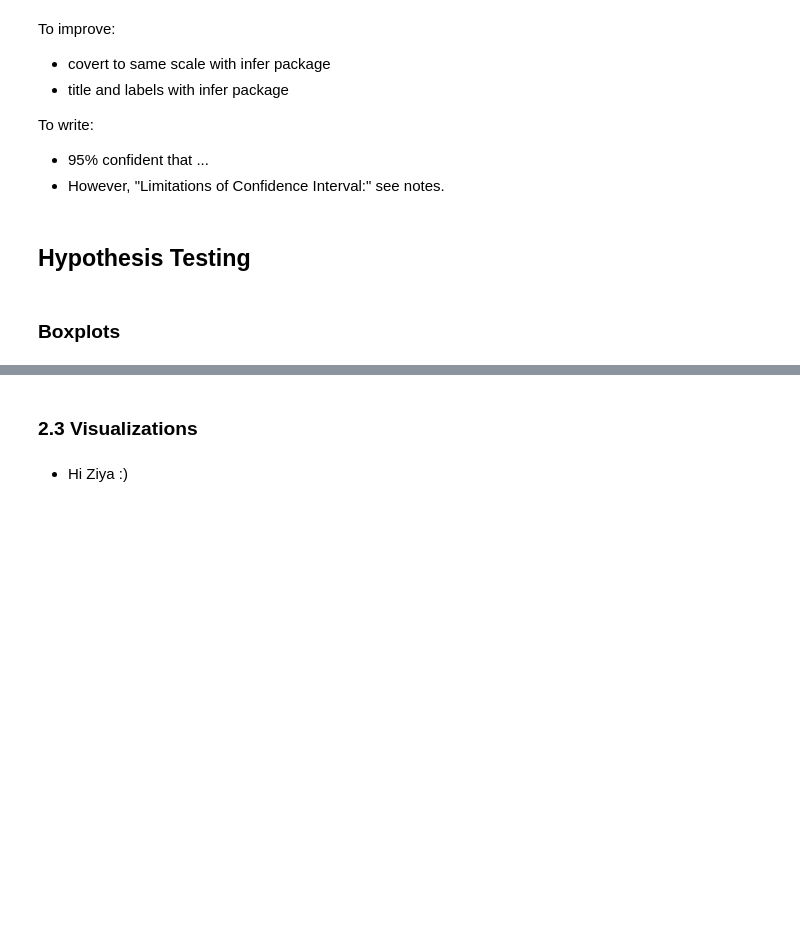
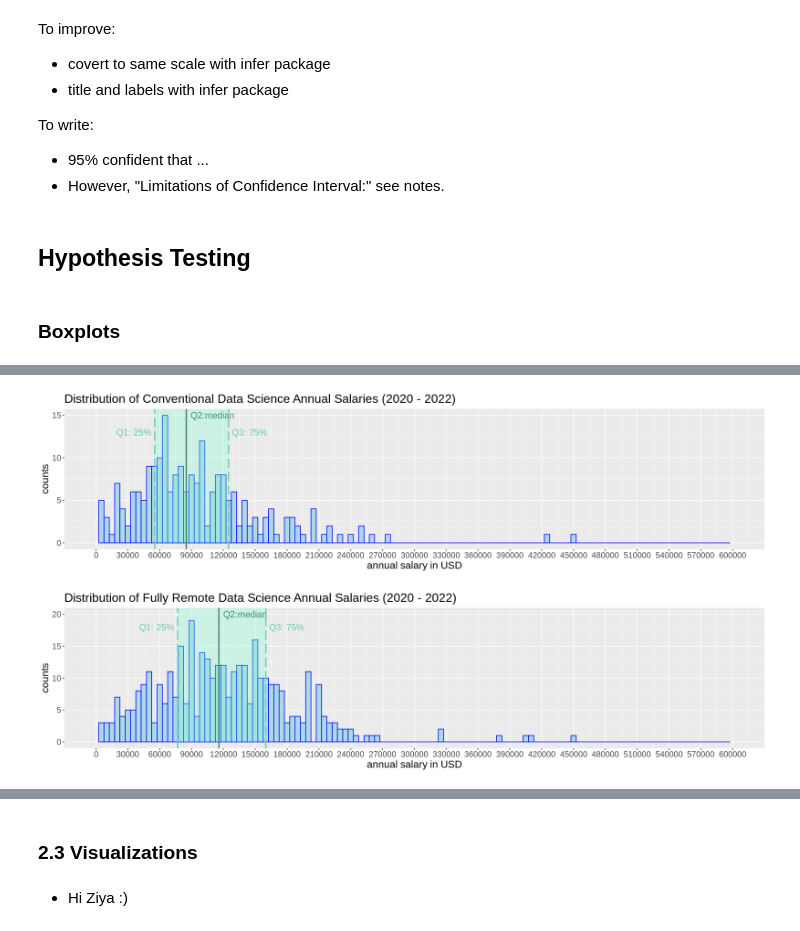
Before and after one commit to ludioludius/STAT201-Project, a Jupyter notebook: Final_Report_Draft.ipynb, the cells around one changed output, grey strips where cells are left out. Cells and saved outputs as stored; diff of their text form; code cells hidden in the pictures; blank space fills up the shorter version.

```diff
--- a/Final_Report_Draft.ipynb
+++ b/Final_Report_Draft.ipynb
@@ -389,0 +396,78 @@ A tibble: 1 × 1
+# %%
+options(repr.plot.width = 16, repr.plot.height = 4)
+options("scipen"=10, "digits"=4)
+
+# non fully remote group:
+plot_IQR_non_fully_remote <- non_fully_remote %>%
+    ggplot(aes(x = salary_in_usd)) +
+    geom_histogram(binwidth = 5000, color = 'blue', fill = 'light blue') +
+    labs(title = "Distribution of Conventional Data Science Annual Salaries (2020 - 2022)",
+         x = 'annual salary in USD',
+         y = 'counts') +
+        theme(text = element_text(size = 16)) +
+
+    # add in coloured vertical lines with labels for group mean and group meadian as reference:
+    geom_vline(xintercept = lower_quantile_non_fully_remote, colour = 'aquamarine3', size = 1, linetype = "longdash") +
+        annotate("text", x = lower_quantile_non_fully_remote, y = 13, label = "Q1: 25%", color = 'aquamarine3', size = 5, hjust = 1.1) +
+    geom_vline(xintercept = upper_quantile_non_fully_remote, colour = 'aquamarine3', size = 1, linetype = "longdash") +
+        annotate("text", x = upper_quantile_non_fully_remote, y = 13, label = "Q3: 75%", color = 'aquamarine3', size = 5, hjust = -0.1) +
+    annotate("rect", xmin = lower_quantile_non_fully_remote, xmax = upper_quantile_non_fully_remote, ymin = 0, ymax = Inf,
+             fill = "aquamarine",
+             alpha = 0.3) +
+    geom_vline(xintercept = median_non_fully_remote, colour = 'aquamarine4', size = 1, linetype = "solid") +
+        annotate("text", x = median_non_fully_remote, y = 15, label = "Q2:median", color = 'aquamarine4', size=5, hjust = -0.1) +
+
+    # # add grey vertical lines for sample mean and sample meadian from sections above:
+    # geom_vline(xintercept = 113468, colour = 'grey', size = 1, linetype = "solid") +
+    # geom_vline(xintercept = 104196, colour = 'grey', size = 1, linetype = "longdash") +
+
+   # refine the limits and breaks of the x and y scales:
+    scale_y_continuous(limits = c(0, 15), breaks = seq(0, 15, 5)) +
+    scale_x_continuous(limits = c(0, 600001), breaks = seq(0, 600001, 30000))
+
+plot_IQR_non_fully_remote
+
+
+# fully remote group:
+remote_plot <- fully_remote %>%
+    ggplot(aes(x = salary_in_usd)) +
+    geom_histogram(binwidth = 5000, color = 'blue', fill = 'light blue') +
+    labs(title = "Distribution of Fully Remote Data Science Annual Salaries (2020 - 2022)",
+         x = 'annual salary in USD',
+         y = 'counts') +
+        theme(text = element_text(size = 16)) +
+
+
+    geom_vline(xintercept = lower_quantile_fully_remote, colour = 'aquamarine3', size = 1, linetype = "longdash") +
+        annotate("text", x = lower_quantile_fully_remote, y = 18, label = "Q1: 25%", color = 'aquamarine3', size = 5, hjust = 1.1) +
+    geom_vline(xintercept = upper_quantile_fully_remote, colour = 'aquamarine3', size = 1, linetype = "longdash") +
+        annotate("text", x = upper_quantile_fully_remote, y = 18, label = "Q3: 75%", color = 'aquamarine3', size = 5, hjust = -0.1) +
+    annotate("rect", xmin = lower_quantile_fully_remote, xmax = upper_quantile_fully_remote, ymin = 0, ymax = Inf,
+             fill = "aquamarine",
+             alpha = 0.3) +
+    geom_vline(xintercept = median_fully_remote, colour = 'aquamarine4', size = 1, linetype = "solid") +
+        annotate("text", x = median_fully_remote, y = 20, label = "Q2:median", color = 'aquamarine4', size=5, hjust = -0.1) +
+
+
+
+    # # add in coloured vertical lines with labels for group mean and group meadian as reference:
+    # geom_vline(xintercept = 122874.89, colour = 'hot pink', size = 1, linetype = "solid") +
+    #     annotate("text", x = 122874.89, y = 20, label = "mean = 122874.89", color = "hot pink", size = 5, hjust = 2.5) +
+    # geom_vline(xintercept = 115717, colour = '#00827f', alpha = 0.36, size = 1, linetype = "longdash") +
+    #     annotate("text", x = 115717, y = 20, label = "median = 115717", color = '#00827f', alpha = 0.36, size=5, hjust = 3) +
+
+    # # add grey vertical lines for sample mean and sample meadian from sections above:
+    # geom_vline(xintercept = 113468, colour = 'grey', size = 1, linetype = "solid") +
+    # geom_vline(xintercept = 104196, colour = 'grey', size = 1, linetype = "longdash") +
+
+   # refine the limits and breaks of the x and y scales:
+    scale_y_continuous(limits = c(0, 20), breaks = seq(0, 20, 5)) +
+    scale_x_continuous(limits = c(0, 600001), breaks = seq(0, 600001, 30000))
+
+remote_plot
+
+
+# The warning message is only caused by adjusting the y-axis breaks and limits, which does not affect calculation for analysis.
+# We double-checked the raw data, and there is no "missing values" for the two removed rows in the dataset itself.
+# This specific data visualization warning message will be dealt with within the report.
+# %% [output]
@@ -389,0 +478,2 @@ A tibble: 1 × 1
+[figure, added]
+[figure, added]
```
Also changed, not shown: parts of 22 cells of this notebook.
